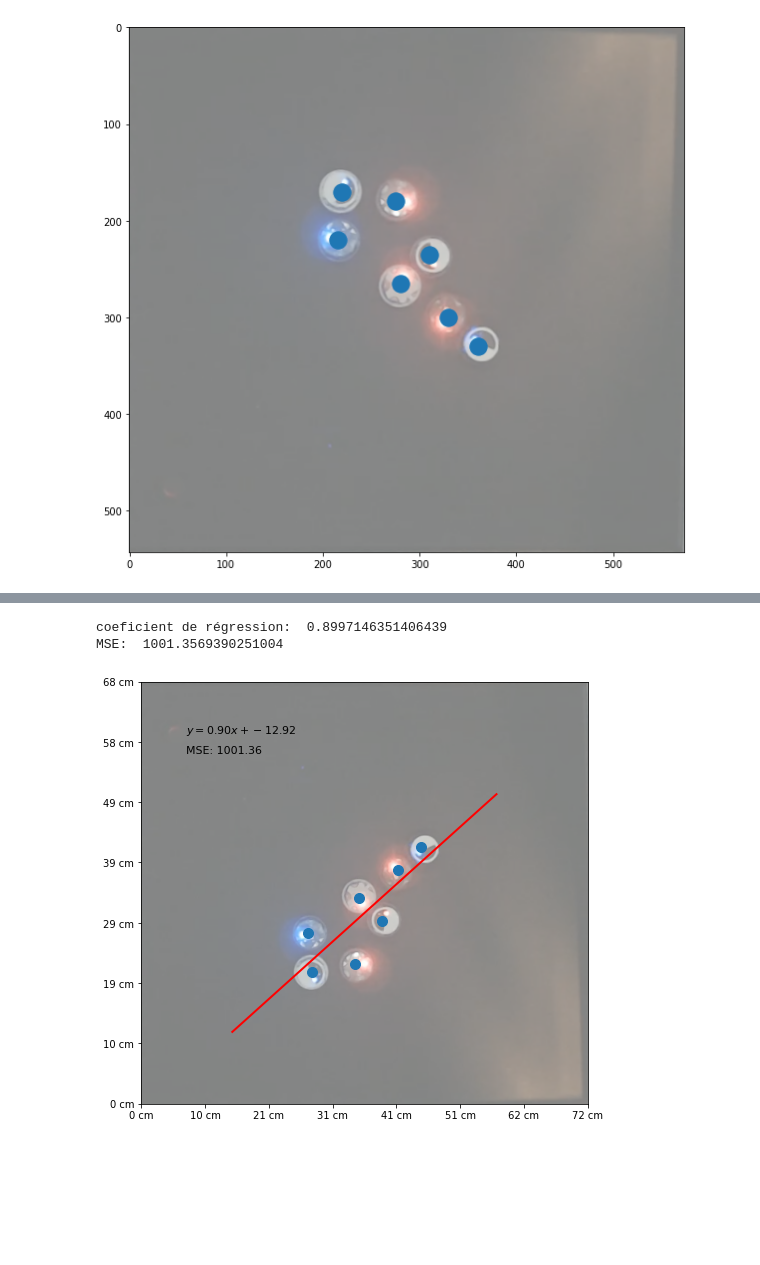
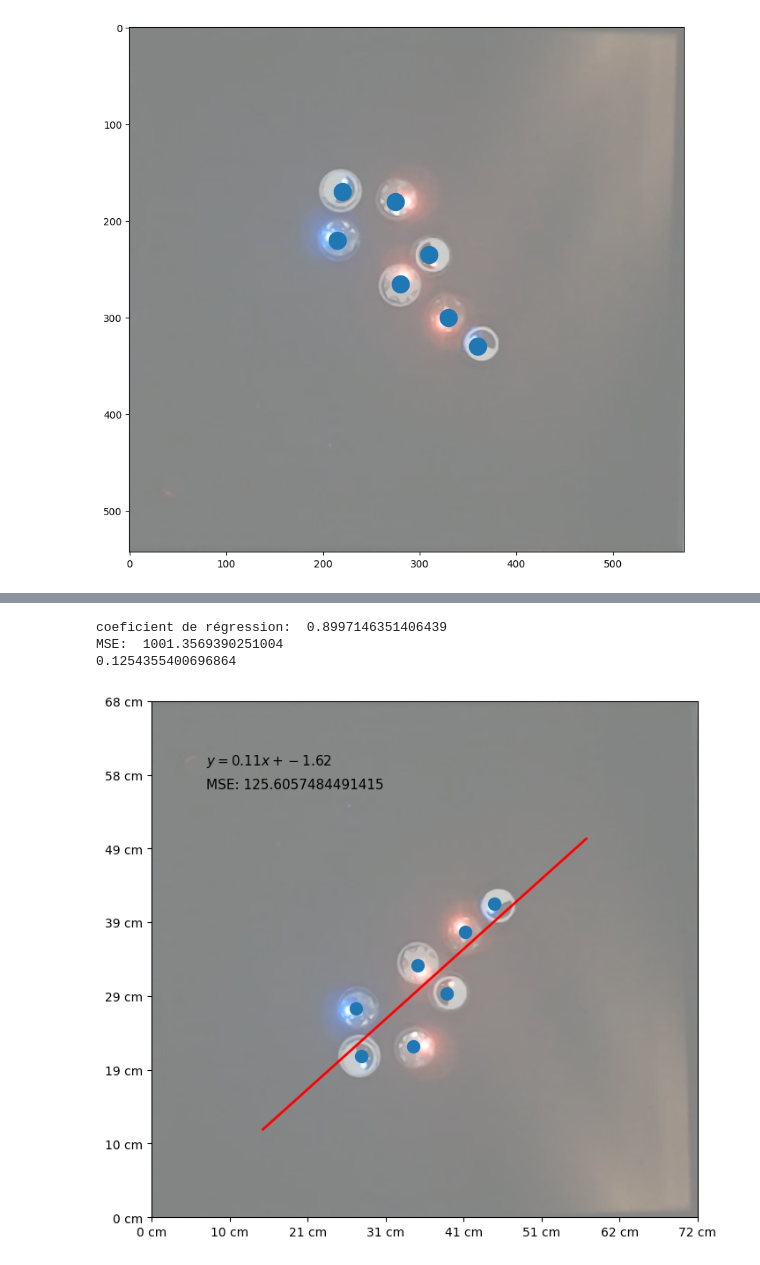
Before and after one commit to nana-08/Pogobot-IAR, a Jupyter notebook: Analyse.ipynb, the cells around one changed output, grey strips where cells are left out. Drawn from its saved outputs; the diff is of its cells as text; code cells hidden in the pictures; blank space fills up the shorter version.

```diff
--- a/Analyse.ipynb
+++ b/Analyse.ipynb
@@ -52,33 +52,36 @@ line = reg.predict(robot_position[0].reshape(-1, 1))
 mse = sk.metrics.mean_squared_error(robot_position[1], line)
 print("MSE: ", mse)
 # arena_dim = np.array([54, 72])
 arena_dim = np.array([68, 72])
 
 def custom_ticksx(x, pos):
     #  on fait une interpolation linéaire pour avoir les valeurs en cm
     learp = np.interp(x, [0, arena_size[1]], [0, arena_dim[1]])
     return f"{learp:.0f} cm"
 
 def custom_ticksy(x, pos):
     #  on fait une interpolation linéaire pour avoir les valeurs en cm
     learp = np.interp(x, [0, arena_size[0]], [0, arena_dim[0]])
     return f"{learp:.0f} cm"
 
 fig, ax = plt.subplots(figsize=(8, 10))
 ax.imshow(img_array,alpha=0.5)
 ax.plot(robot_position[0], robot_position[1], 'o', markersize=10)
 ax.plot(np.linspace(0,arena_size[1],50)[10:-10], reg.predict(np.linspace(0,arena_size[1],50)[10:-10].reshape(-1, 1)), color='red', linewidth=2)
 ax.set_xlim(0, arena_size[1])
 ax.set_ylim(0, arena_size[0])
 ax.set_xticks(np.linspace(0, arena_size[1], 8))
 ax.set_yticks(np.linspace(0, arena_size[0], 8))
 ax.xaxis.set_major_formatter(custom_ticksx)
 ax.yaxis.set_major_formatter(custom_ticksy)
-ax.text(0.1, 0.9, f"$y = {reg.coef_[0][0]:.2f}x + {reg.intercept_[0]:.2f}$", transform=ax.transAxes, fontsize=11, verticalalignment='top', horizontalalignment='left')
-ax.text(0.1, 0.85, f"MSE: {mse:.2f}", transform=ax.transAxes, fontsize=11, verticalalignment='top', horizontalalignment='left')
+arena_factor = arena_dim[1]/arena_size[1]
+print(arena_factor)
+ax.text(0.1, 0.9, f"$y = {reg.coef_[0][0]*arena_factor:.2f}x + {reg.intercept_[0]*arena_factor:.2f}$", transform=ax.transAxes, fontsize=11, verticalalignment='top', horizontalalignment='left')
+ax.text(0.1, 0.85, f"MSE: {mse*arena_factor}", transform=ax.transAxes, fontsize=11, verticalalignment='top', horizontalalignment='left')
 plt.savefig(plot_path / f'regression{datetime.datetime.now().strftime("%Y-%m-%d_%H-%M-%S")}.png', bbox_inches='tight', pad_inches=0.1, dpi=300)
 plt.show()
 # %% [output]
 coeficient de régression:  0.8997146351406439
 MSE:  1001.3569390251004
+0.1254355400696864
-[figure, old version]
+[figure, new version]
```
Also changed, not shown: parts of 1 cell of this notebook, 1 other file.
